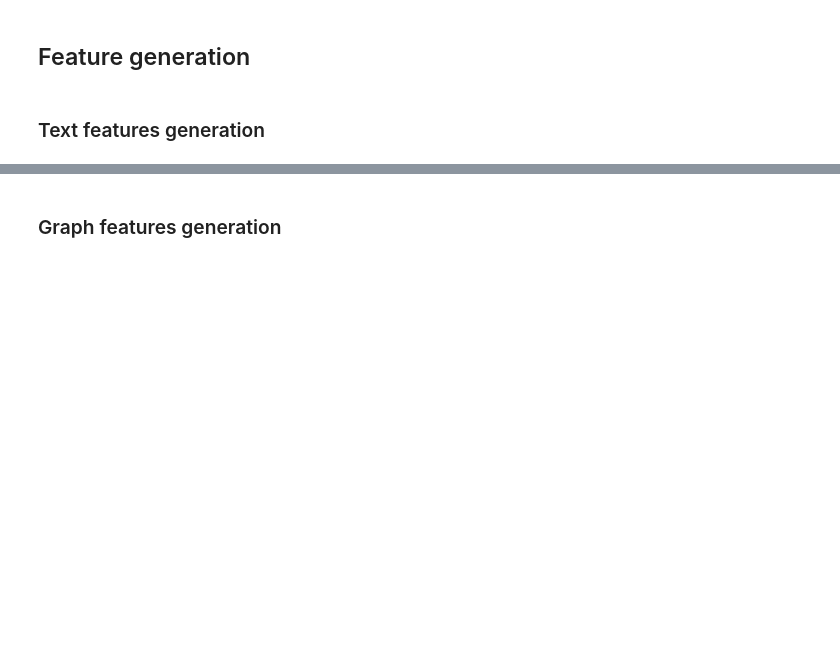
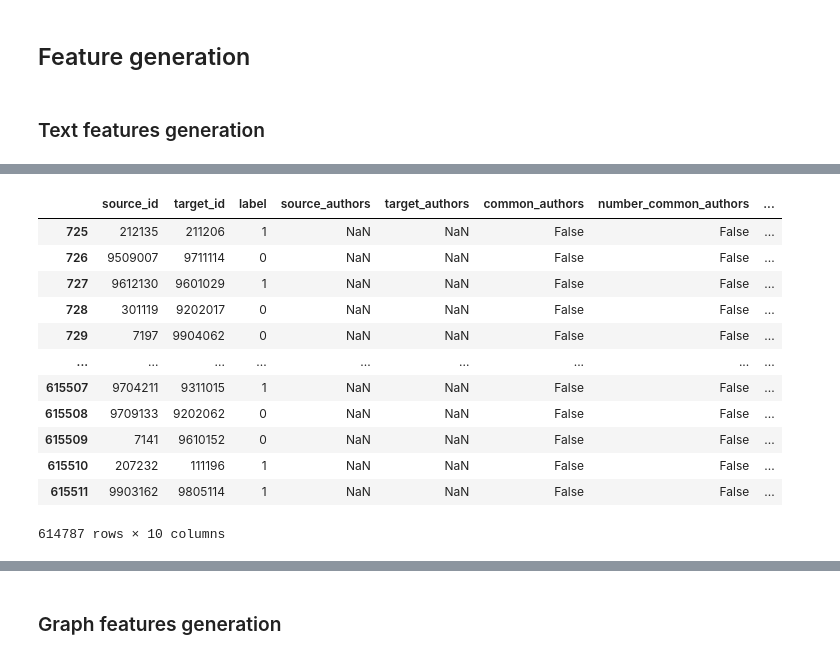
Before and after one commit to rvs36/Network_Science_Anlaytics, a Jupyter notebook: main.ipynb, the cells around one changed output, grey strips where cells are left out. Cells and saved outputs as stored; diff of their text form; code cells hidden in the pictures; blank space fills up the shorter version.

Commit message:
did author normalisation

```diff
--- a/main.ipynb
+++ b/main.ipynb
@@ -115,0 +235,7 @@ def journal_names_feature():
+# %%
+# reaye source and target info datasets
+train_source_info = train_set.merge(nodes_info_df, left_on='source_id', right_on='paper_id')
+train_target_info = train_set.merge(nodes_info_df, left_on='target_id', right_on='paper_id')
+
+test_source_info = test_set.merge(nodes_info_df, left_on='source_id', right_on='paper_id')
+test_target_info = test_set.merge(nodes_info_df, left_on='target_id', right_on='paper_id')
@@ -115,0 +260,36 @@ def journal_names_feature():
+# %%
+## apply the features to training set
+train_set['source_authors'] = train_source_info.author.apply(lambda x: author_normalisation(x))
+train_set['target_authors'] = train_target_info.author.apply(lambda x: author_normalisation(x))
+train_set['common_authors'] = train_set.apply(lambda row: common_authors(row['source_authors'], row['target_authors']), axis=1)
+train_set['number_common_authors'] = train_set.apply(lambda row: number_common_authors(row['source_authors'], row['target_authors']), axis=1)
+
+train_set['source_publication_year'] = train_source_info.publication_year
+train_set['target_publication_year'] = train_target_info.publication_year
+train_set['same_publication_year'] = np.where(train_set.source_publication_year == train_set.target_publication_year, True, False)
+
+## apply the features to test set
+test_set['source_authors'] = test_source_info.author.apply(lambda x: author_normalisation(x))
+test_set['target_authors'] = test_target_info.author.apply(lambda x: author_normalisation(x))
+test_set['common_authors'] = test_set.apply(lambda row: common_authors(row['source_authors'], row['target_authors']), axis=1)
+test_set['number_common_authors'] = test_set.apply(lambda row: number_common_authors(row['source_authors'], row['target_authors']), axis=1)
+
+test_set['source_publication_year'] = test_source_info.publication_year
+test_set['target_publication_year'] = test_target_info.publication_year
+test_set['same_publication_year'] = np.where(test_set.source_publication_year == test_set.target_publication_year, True, False)
+# %%
+train_set.iloc[725:]
+# %% [output]
+|  | source_id | target_id | label | source_authors | target_authors | common_authors | number_common_authors | ... |
+| 725 | 212135 | 211206 | 1 | NaN | NaN | False | False | ... |
+| 726 | 9509007 | 9711114 | 0 | NaN | NaN | False | False | ... |
+| 727 | 9612130 | 9601029 | 1 | NaN | NaN | False | False | ... |
+| 728 | 301119 | 9202017 | 0 | NaN | NaN | False | False | ... |
+| 729 | 7197 | 9904062 | 0 | NaN | NaN | False | False | ... |
+| ... | ... | ... | ... | ... | ... | ... | ... | ... |
+| 615507 | 9704211 | 9311015 | 1 | NaN | NaN | False | False | ... |
+| 615508 | 9709133 | 9202062 | 0 | NaN | NaN | False | False | ... |
+| 615509 | 7141 | 9610152 | 0 | NaN | NaN | False | False | ... |
+| 615510 | 207232 | 111196 | 1 | NaN | NaN | False | False | ... |
+| 615511 | 9903162 | 9805114 | 1 | NaN | NaN | False | False | ... |
+614787 rows × 10 columns
```
Also changed, not shown: parts of 18 cells of this notebook.
